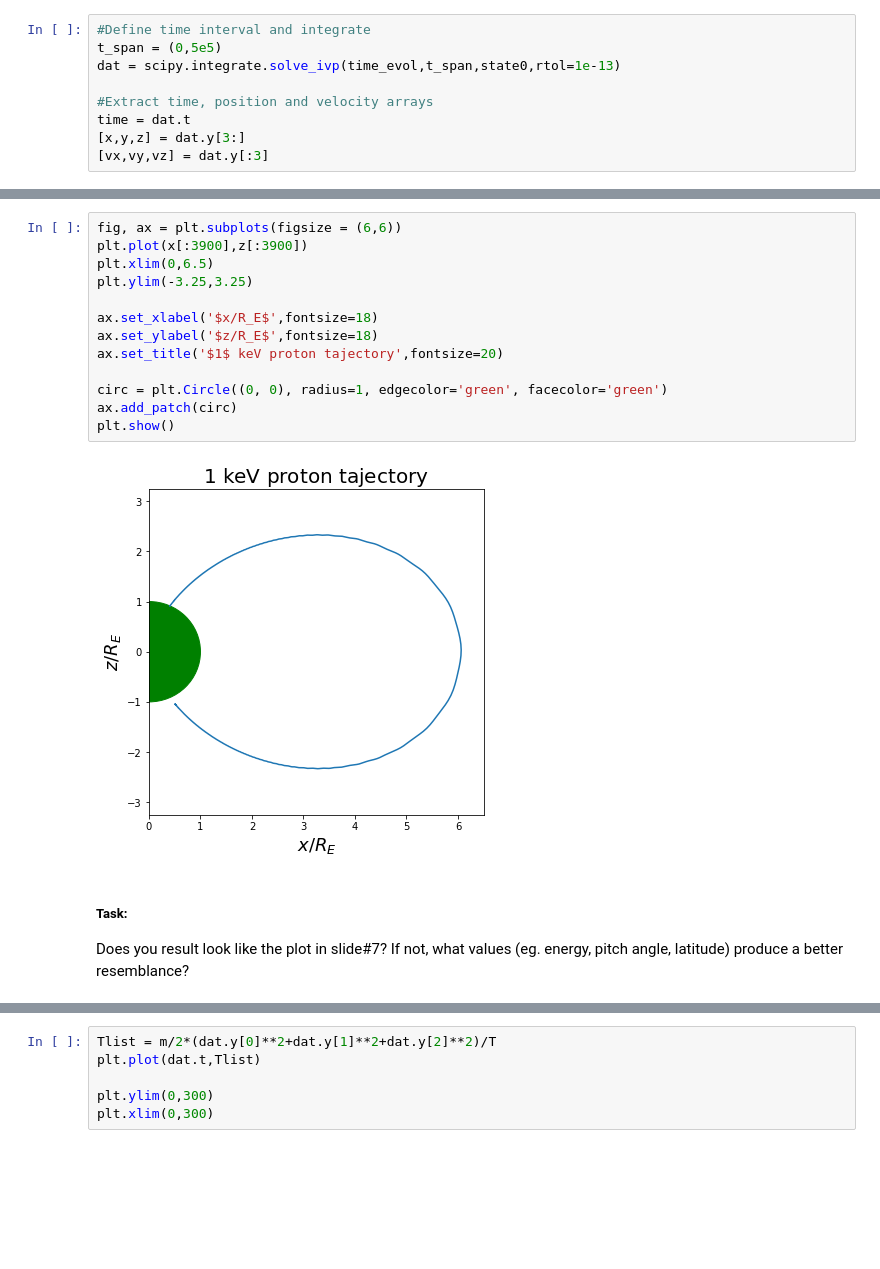
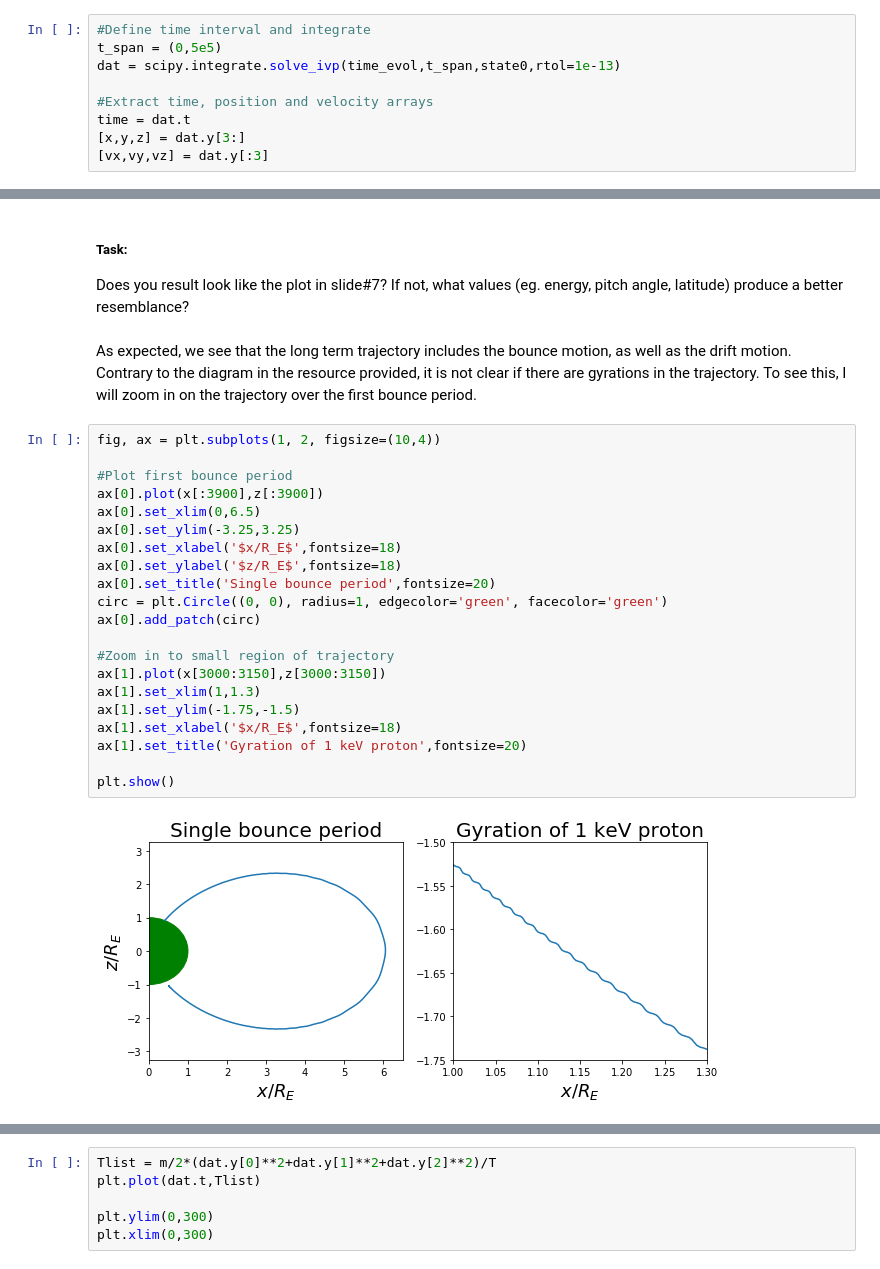
Before and after one commit to AlexanderHickey/PHYS581, a Jupyter notebook: Assignment 2/Assignment #2.ipynb, the cells around one changed output, grey strips where cells are left out. Drawn from its saved outputs; the diff is of its cells as text; blank space fills up the shorter version.

```diff
--- a/Assignment 2/Assignment #2.ipynb
+++ b/Assignment 2/Assignment #2.ipynb
@@ -227,18 +227,28 @@ plt.show()
-# %%
-fig, ax = plt.subplots(figsize = (6,6))
-plt.plot(x[:3900],z[:3900])
-plt.xlim(0,6.5)
-plt.ylim(-3.25,3.25)
-
-ax.set_xlabel('$x/R_E$',fontsize=18)
-ax.set_ylabel('$z/R_E$',fontsize=18)
-ax.set_title('$1$ keV proton tajectory',fontsize=20)
-
-circ = plt.Circle((0, 0), radius=1, edgecolor='green', facecolor='green')
-ax.add_patch(circ)
-plt.show()
-# %% [output]
-[figure, removed]
 # %% [markdown]
 ##### Task:
 Does you result look like the plot in slide#7?  If not, what values (eg. energy, pitch angle, latitude) produce a better resemblance?
+# %% [markdown]
+As expected, we see that the long term trajectory includes the bounce motion, as well as the drift motion. Contrary to the diagram in the resource provided, it is not clear if there are gyrations in the trajectory. To see this, I will zoom in on the trajectory over the first bounce period.
+# %%
+fig, ax = plt.subplots(1, 2, figsize=(10,4))
+
+#Plot first bounce period
+ax[0].plot(x[:3900],z[:3900])
+ax[0].set_xlim(0,6.5)
+ax[0].set_ylim(-3.25,3.25)
+ax[0].set_xlabel('$x/R_E$',fontsize=18)
+ax[0].set_ylabel('$z/R_E$',fontsize=18)
+ax[0].set_title('Single bounce period',fontsize=20)
+circ = plt.Circle((0, 0), radius=1, edgecolor='green', facecolor='green')
+ax[0].add_patch(circ)
+
+#Zoom in to small region of trajectory
+ax[1].plot(x[3000:3150],z[3000:3150])
+ax[1].set_xlim(1,1.3)
+ax[1].set_ylim(-1.75,-1.5)
+ax[1].set_xlabel('$x/R_E$',fontsize=18)
+ax[1].set_title('Gyration of 1 keV proton',fontsize=20)
+
+plt.show()
+# %% [output]
+[figure, added]
```
Also changed, not shown: parts of 3 cells of this notebook.
